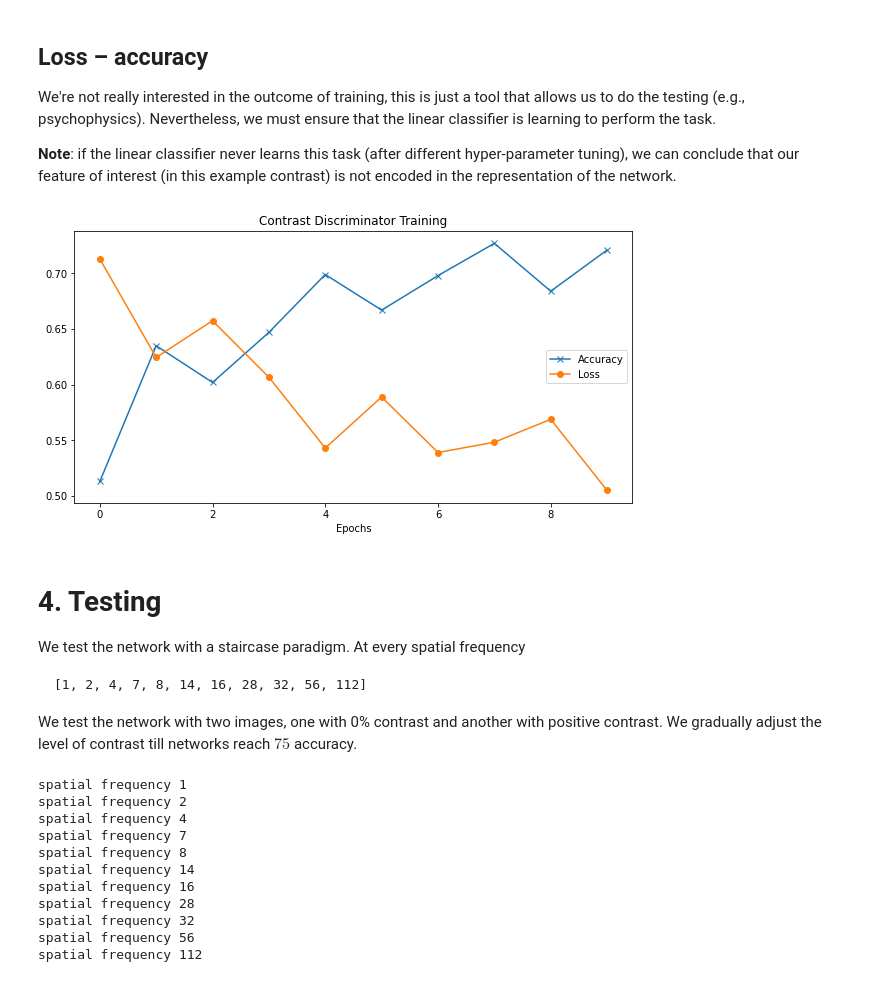
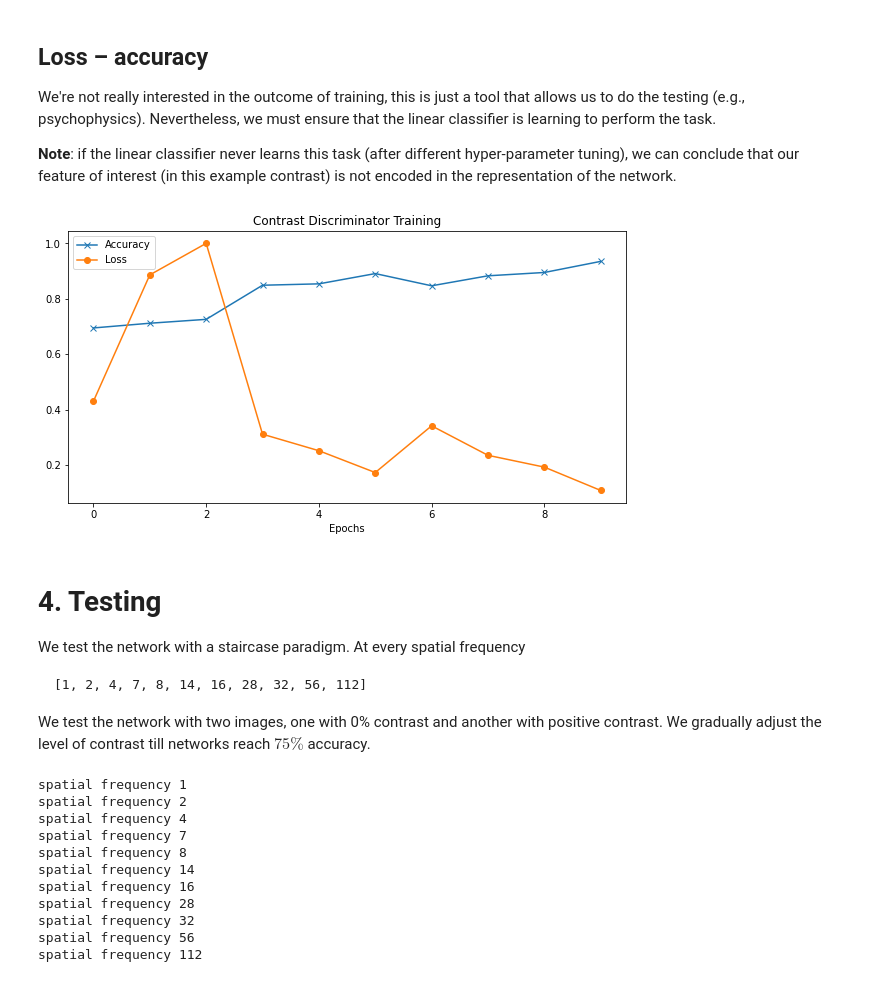
Before and after one commit to ArashAkbarinia/mbb, a Jupyter notebook: notebooks/linear_classifier_probe.ipynb, the cells around one changed output. Cells and saved outputs as stored; diff of their text form; code cells hidden in the pictures.

```diff
--- a/notebooks/linear_classifier_probe.ipynb
+++ b/notebooks/linear_classifier_probe.ipynb
@@ -179,5 +181,5 @@ for i in range(16):
     img_i = np.concatenate([img_i1, np.ones((target_size, 25, 3)), img_i2], axis=1)
     ax.imshow(img_i)
     ax.axis('off')
-    ax.set_title('GT=%s' % 'left' if gt_i == 0 else 'right')
+    ax.set_title('GT=%s' % ('left' if gt_i == 0 else 'right'))
 # %% [output]
@@ -254,7 +270,7 @@ class GratingsDataset(torch.utils.data.Dataset):
         return img1.float(), img2.float(), gt
 # %%
-contrasts = [1.0, 0.]
-sf = 8
+contrasts = [0, 1.]
+sf = 4
 test_db = GratingsDataset(target_size, transform=transform, contrasts=contrasts, sf=sf)
 # %%
 fig = plt.figure(figsize=(14, 6))
@@ -322,13 +336,22 @@ class LinearProbe(torch.nn.Module):
 # %% [markdown]
 # 3. Training
 # %%
-def accuracy(output, target):
-    """Computes the accuracy."""
+def accuracy(output, target, topk=(1,)):
+    """Computes the accuracy over the k top predictions for the specified values of k"""
     with torch.no_grad():
-        pred = output > 0.5
+        maxk = max(topk)
         batch_size = target.size(0)
-        correct = pred.eq(target)
-        return torch.mean(correct.float())
+
+        _, pred = output.topk(maxk, 1, True, True)
+        pred = pred.t()
+        correct = pred.eq(target.view(1, -1).expand_as(pred))
+
+        res = []
+        for k in topk:
+            correct_k = correct[:k].reshape(-1).float().sum(0, keepdim=True)
+            res.append(correct_k.mul_(100.0 / batch_size))
+        return res
+
 
 def epoch_loop(model, db_loader, criterion, optimiser):
     # usually the code for train/test has a large overlap.
@@ -339,27 +362,31 @@ def epoch_loop(model, db_loader, criterion, optimiser):
 
     accuracies = []
     losses = []
+    outputs = []
     with torch.set_grad_enabled(is_train):
         for batch_ind, (img1, img2, target) in enumerate(db_loader):
             # moving the image and GT to device
             img1 = img1.to(device)
             img2 = img2.to(device)
-            target = target.to(device).float()
+            target = target.to(device)
+
+            # calling the network
             output = model(img1, img2)
+            outputs.extend([out for out in output])
 
             # computing the loss function
             loss = criterion(output, target)
             losses.extend([loss.item() for i in range(img1.size(0))])
             # computing the accuracy
-            acc = accuracy(output, target).cpu().numpy()
+            acc = accuracy(output, target)[0].cpu().numpy()
             accuracies.extend([acc for i in range(img1.size(0))])
 
             if is_train:
                 # compute gradient and do SGD step
-                optimizer.zero_grad()
+                optimiser.zero_grad()
                 loss.backward()
-                optimizer.step()
-    return accuracies, losses
+                optimiser.step()
+    return accuracies, losses, outputs
 # %%
 linear_probe = LinearProbe().to(device)
 params_to_optimize = [{'params': [p for p in linear_probe.fc.parameters()]}]
@@ -372,7 +399,7 @@ optimizer = torch.optim.SGD(
 )
 
 # doing epoch
-criterion = torch.nn.BCEWithLogitsLoss().to(device)
+criterion = torch.nn.CrossEntropyLoss().to(device)
 epochs = 10
 initial_epoch = 0
 train_logs = {'acc': [], 'loss': []}
@@ -402,13 +429,13 @@ We're not really interested in the outcome of training, this is just a tool that
 # %%
 plt.figure(figsize=(10,5))
 plt.title("Contrast Discriminator Training")
-plt.plot(train_logs['acc'], '-x', label="Accuracy")
-plt.plot(train_logs['loss'], '-o', label="Loss")
+plt.plot(np.array(train_logs['acc']) / 100, '-x', label="Accuracy")
+plt.plot(train_logs['loss'] / np.max(train_logs['loss']), '-o', label="Loss")
 plt.xlabel("Epochs")
 plt.legend()
 plt.show()
 # %% [output]
-[figure, old version]
+[figure, new version]
 # %% [markdown]
 # 4. Testing
 
@@ -416,7 +443,7 @@ We test the network with a staircase paradigm. At every spatial frequency
 
     [1, 2, 4, 7, 8, 14, 16, 28, 32, 56, 112]
 
-We test the network with two images, one with 0% contrast and another with positive contrast. We gradually adjust the level of contrast till networks reach $75%$ accuracy.
+We test the network with two images, one with 0% contrast and another with positive contrast. We gradually adjust the level of contrast till networks reach $75\%$ accuracy.
 # %%
 def midpoint(acc, low, mid, high, th, ep=1e-4):
     diff_acc = acc - th
```
Also changed, not shown: parts of 14 cells of this notebook.
